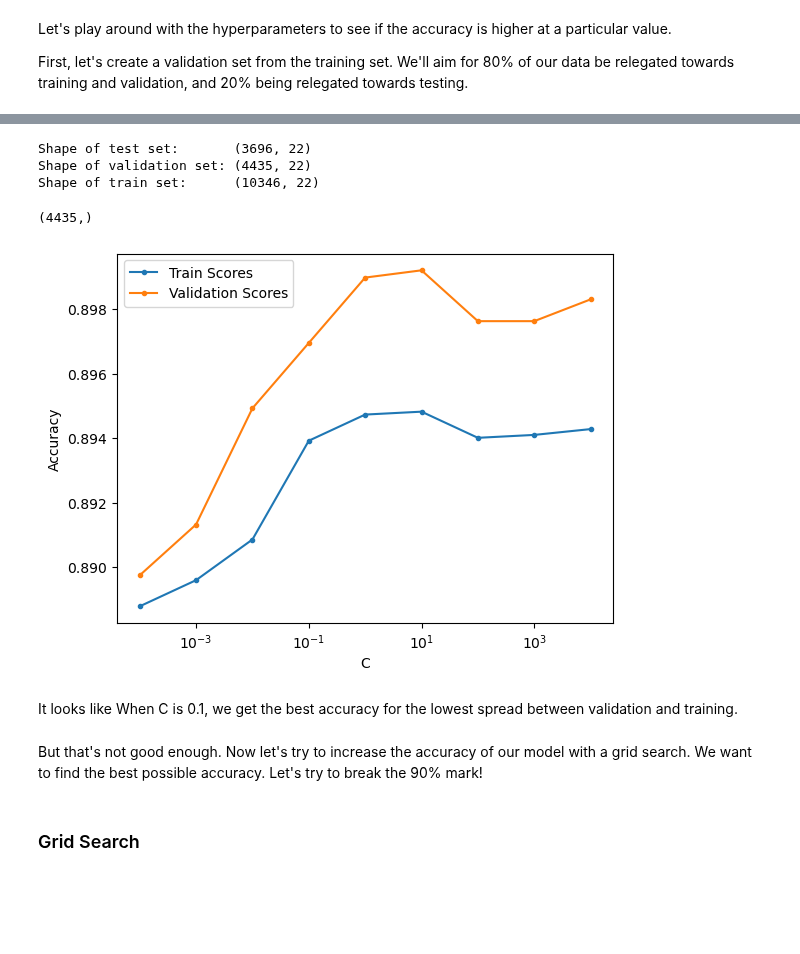
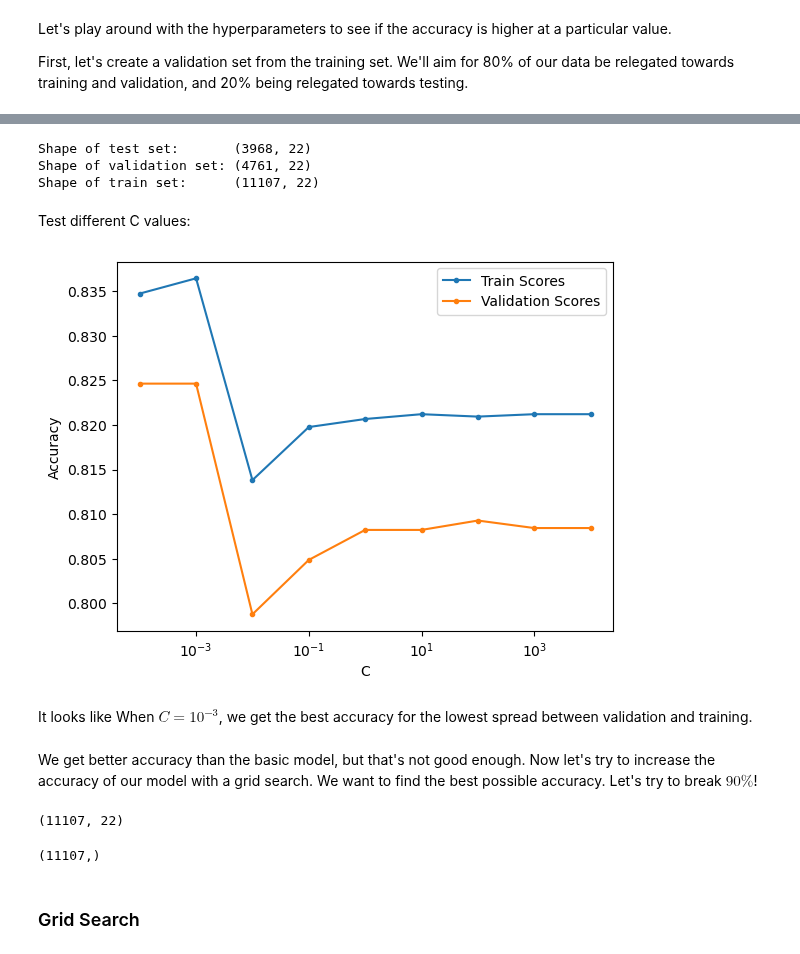
Before and after one commit to sralter/classifire, a Jupyter notebook: 01_capstone_notebooks/alter_samuel_capstone_geoanalysis.ipynb, the cells around one changed output, grey strips where cells are left out. Saved outputs shown, nothing was run; the diff lists cells and outputs as text; code cells hidden in the pictures; blank space fills up the shorter version.

```diff
--- a/01_capstone_notebooks/alter_samuel_capstone_geoanalysis.ipynb
+++ b/01_capstone_notebooks/alter_samuel_capstone_geoanalysis.ipynb
@@ -195,14 +195,14 @@ def elevCategorizer(df_col):
     Hard-codes elevation bins into:
 
     low, medium, high, very high
-    3-193, 306-193, 412-306, 917-412
+    1-185, 185-212, 212-357, 357-924
     '''
 
-    if df_col <= 193:
+    if df_col <= 185:
         return 'low'
-    elif df_col <= 306:
+    elif df_col <= 212:
         return 'med'
-    elif df_col <= 412:
+    elif df_col <= 357:
         return 'high'
     else:
         return 'vhigh'
@@ -310,9 +310,9 @@ sm_geo
 # %%
 # define X and y
 
-droppedCols=['objectid','perim_id','geometry','fire']
+droppedcols=['fire','asp_cat','elev_cat']
 
-cols=[col for col in sm_geo.columns if col not in droppedCols]
+cols=[col for col in sm_geo.columns if col not in droppedcols]
 
 X=sm_geo[cols]
 y=sm_geo[['fire']]
@@ -545,7 +637,7 @@ testing_size=0.2
 val_size=0.3
 # %%
 X_remainder, X_test, y_remainder, y_test = \
-    train_test_split(X, y,
+    train_test_split(X.values, y_array,
                      test_size = testing_size,stratify=y)
 
 X_train, X_validation, y_train, y_validation = \
@@ -556,50 +648,49 @@ print(f'Shape of test set:       {X_test.shape}')
 print(f'Shape of validation set: {X_validation.shape}')
 print(f'Shape of train set:      {X_train.shape}')
 # %% [output]
-Shape of test set:       (3696, 22)
-Shape of validation set: (4435, 22)
-Shape of train set:      (10346, 22)
+Shape of test set:       (3968, 22)
+Shape of validation set: (4761, 22)
+Shape of train set:      (11107, 22)
-# %%
-# flatten y sets to make them 1D arrays
-
-y_remainder_array=y_remainder.values.flatten()
-y_test_array=y_test_array.values.flatten()
-y_train_array=y_train_array.values.flatten()
-y_validation_array=y_validation_array.values.flatten()
-
-y_validation_array.shape
-# %% [output]
-(4435,)
+# %% [markdown]
+Test different C values:
 # %%
 C_range=np.logspace(-4,4,9)
 
 validation_scores=[]
 train_scores=[]
 
 for c in C_range:
     tuning_logreg=LogisticRegression(C=c,max_iter=10000)
-    tuning_logreg.fit(X_train,y_train.values.flatten())
+    tuning_logreg.fit(X_train,y_train)
 
     # train on traning set
     train_scores.\
-    append(tuning_logreg.score(X_train,y_train.values.flatten()))
+    append(tuning_logreg.score(X_train,y_train))
     # score on validation set
     validation_scores.\
-    append(tuning_logreg.score(X_validation,y_validation.values.flatten()))
+    append(tuning_logreg.score(X_validation,y_validation))
 
 plt.figure()
 plt.plot(C_range, train_scores,label="Train Scores",marker='.')
 plt.plot(C_range, validation_scores,label="Validation Scores",marker='.')
 plt.xscale('log')
 plt.xlabel('C')
 plt.ylabel('Accuracy')
 plt.legend()
 plt.show()
 # %% [output]
-[figure, old version]
+[figure, new version]
 # %% [markdown]
-It looks like When C is 0.1, we get the best accuracy for the lowest spread between validation and training.
+It looks like When $C=10^{-3}$, we get the best accuracy for the lowest spread between validation and training.
 # %% [markdown]
-But that's not good enough. Now let's try to increase the accuracy of our model with a grid search. We want to find the best possible accuracy. Let's try to break the 90% mark!
+We get better accuracy than the basic model, but that's not good enough. Now let's try to increase the accuracy of our model with a grid search. We want to find the best possible accuracy. Let's try to break $90\%$!
+# %%
+X_train.shape
+# %% [output]
+(11107, 22)
+# %%
+y_train.shape
+# %% [output]
+(11107,)
 # %% [markdown]
 ### Grid Search
```
Also changed, not shown: parts of 67 cells of this notebook, 1 other file.
